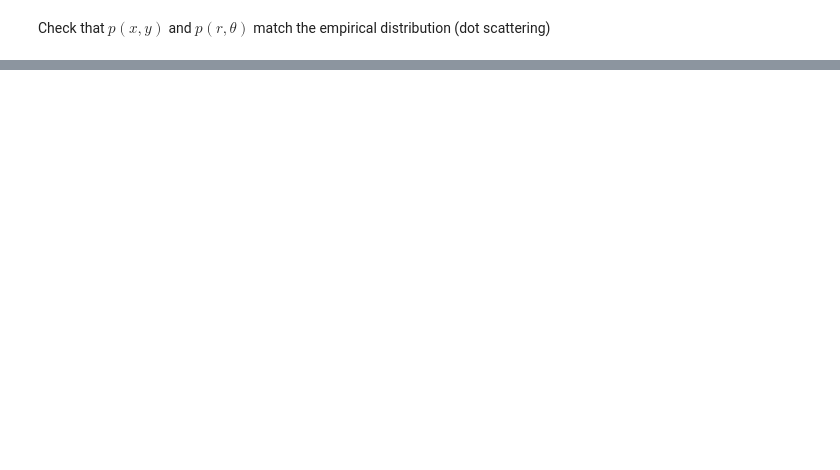
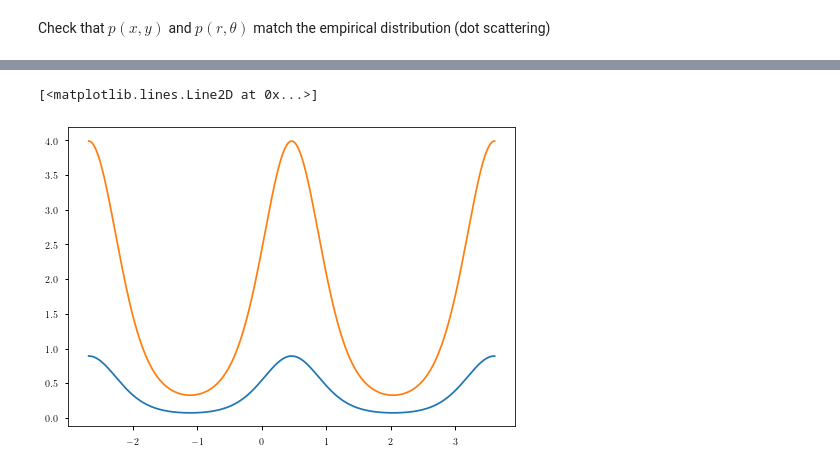
Before and after one commit to Dominic-DallOsto/insect-navigation-sinusoidal-optimality, a Jupyter notebook: polar coordinates noise distribution.ipynb, the cells around one changed output, grey strips where cells are left out. Drawn from its saved outputs; the diff is of its cells as text; code cells hidden in the pictures; blank space fills up the shorter version.

```diff
--- a/polar coordinates noise distribution.ipynb
+++ b/polar coordinates noise distribution.ipynb
@@ -162,0 +196,6 @@ plt.show()
+# %%
+plt.plot(t:= np.arange(angle0 - np.pi,angle0 + np.pi,0.001), prob_theta2(t))
+plt.plot(t:= np.arange(angle0 - np.pi,angle0 + np.pi,0.001), 1/np.sqrt(2*np.pi*sigma**2) *np.exp(-np.sin(t-angle0)**2 / (2*sigma**2/r0**2)))
+# %% [output]
+[<matplotlib.lines.Line2D at 0x...>]
+[figure, added]
```
Also changed, not shown: parts of 11 cells of this notebook.
